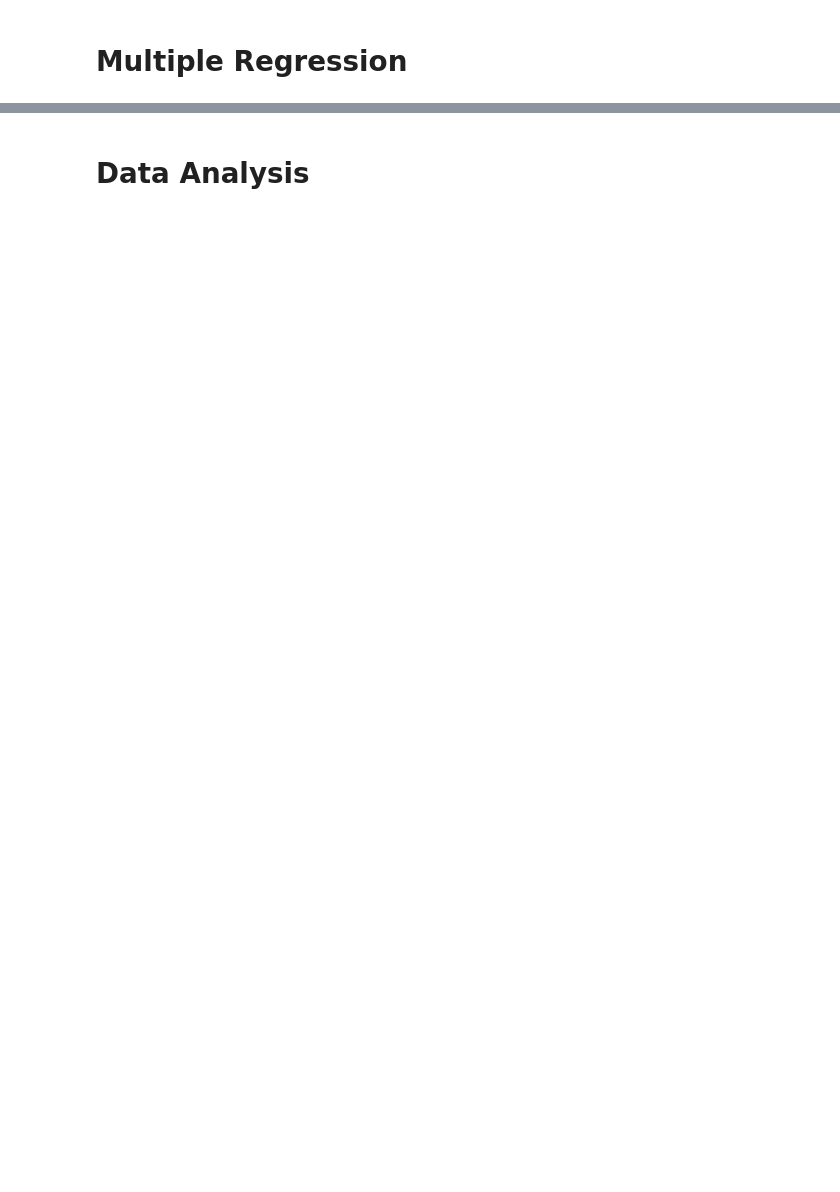
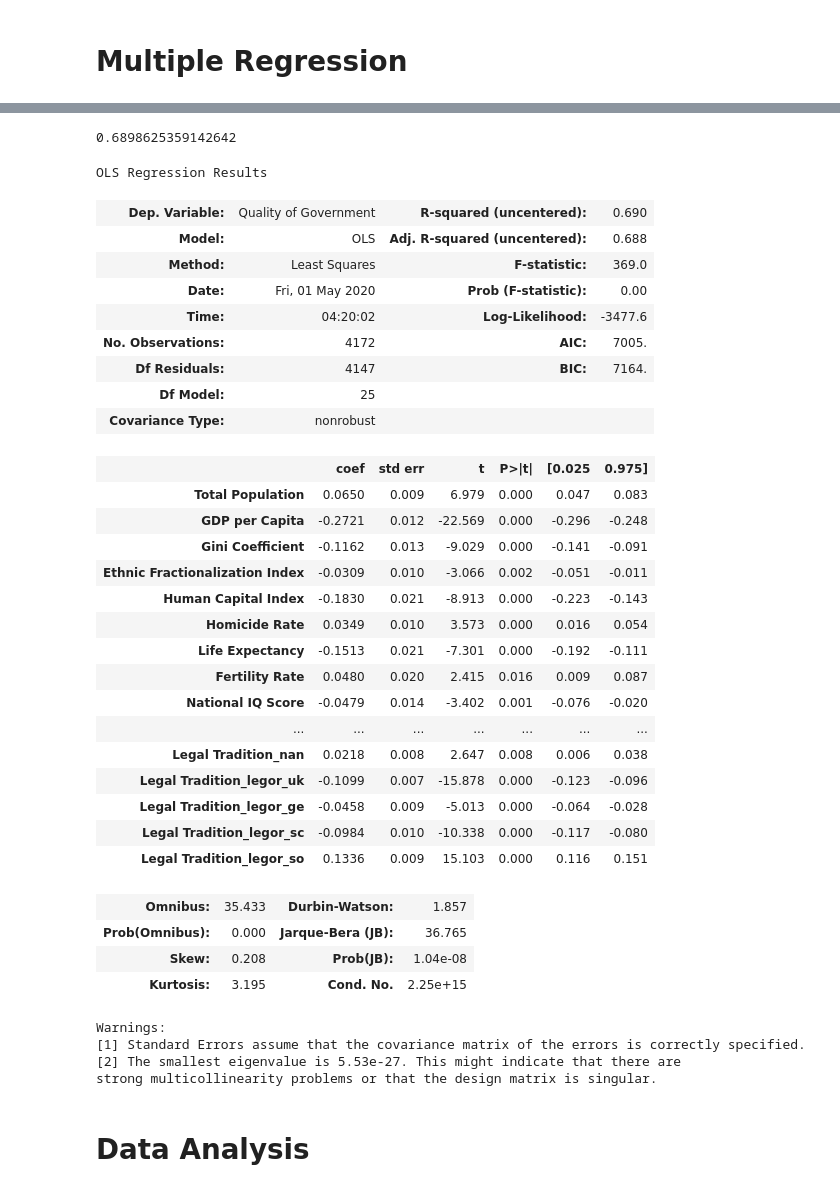
Before and after one commit to ilyanovak/Quality_Of_Government, a Jupyter notebook: quality_of_government.ipynb, the cells around one changed output, grey strips where cells are left out. Drawn from its saved outputs; the diff is of its cells as text; code cells hidden in the pictures; blank space fills up the shorter version.

```diff
--- a/quality_of_government.ipynb
+++ b/quality_of_government.ipynb
@@ -599,7 +605,8 @@ Description:
 HDI = pd.read_csv(DATA_PATH+'HDI.csv',
                   skiprows=0,
                   header=1,
-                  na_filter=True)
+                  na_filter=True,
+                  na_values=['..', ' '])
 
 HDI = HDI.rename(columns={'Country':'Country Name'})
 HDI = HDI.drop(columns='HDI Rank (2018)')
@@ -933,0 +946,76 @@ df_final[features]
+# %%
+# Drop unnecessary values
+df_final_reg = df_final.drop(columns=['Country Name', 'Year'])
+
+# One hot encoding
+encoder = ce.one_hot.OneHotEncoder(use_cat_names=True)
+df_final_reg_encoded = encoder.fit_transform(df_final_reg)
+
+# Imputer values
+imputer = impute.SimpleImputer(strategy='mean')
+df_final_reg_imputed = imputer.fit_transform(df_final_reg_encoded)
+
+# Log-transformation
+# df_final_reg_imputed = np.log(df_final_reg_imputed)
+
+# Standardization
+scaler = StandardScaler()
+df_final_reg_scaled = pd.DataFrame(scaler.fit_transform(df_final_reg_imputed),
+                                   columns=df_final_reg_encoded.columns)
+
+# Set target and features variables
+target = 'Quality of Government'
+features = df_final_reg_scaled.drop(columns=target).columns
+
+# Perform regression
+reg_model = LinearRegression()
+reg_model.fit(df_final_reg_scaled[features], df_final_reg_scaled[target])
+y_pred = reg_model.predict(df_final_reg_scaled[features])
+metrics.r2_score(df_final_reg_scaled[target], y_pred)
+# %% [output]
+0.6898625359142642
+# %%
+X = df_final_reg_scaled[features]
+y = df_final_reg_scaled[target]
+
+# Note the difference in argument order
+stats_model = sm.OLS(y, X).fit()
+predictions = stats_model.predict(X) # make the predictions by the model
+
+# Print out the statistics
+stats_model.summary()
+# %% [output]
+OLS Regression Results
+| Dep. Variable: | Quality of Government | R-squared (uncentered): | 0.690 |
+| Model: | OLS | Adj. R-squared (uncentered): | 0.688 |
+| Method: | Least Squares | F-statistic: | 369.0 |
+| Date: | Fri, 01 May 2020 | Prob (F-statistic): | 0.00 |
+| Time: | 04:20:02 | Log-Likelihood: | -3477.6 |
+| No. Observations: | 4172 | AIC: | 7005. |
+| Df Residuals: | 4147 | BIC: | 7164. |
+| Df Model: | 25 |  |  |
+| Covariance Type: | nonrobust |  |  |
+|  | coef | std err | t | P>|t| | [0.025 | 0.975] |
+| Total Population | 0.0650 | 0.009 | 6.979 | 0.000 | 0.047 | 0.083 |
+| GDP per Capita | -0.2721 | 0.012 | -22.569 | 0.000 | -0.296 | -0.248 |
+| Gini Coefficient | -0.1162 | 0.013 | -9.029 | 0.000 | -0.141 | -0.091 |
+| Ethnic Fractionalization Index | -0.0309 | 0.010 | -3.066 | 0.002 | -0.051 | -0.011 |
+| Human Capital Index | -0.1830 | 0.021 | -8.913 | 0.000 | -0.223 | -0.143 |
+| Homicide Rate | 0.0349 | 0.010 | 3.573 | 0.000 | 0.016 | 0.054 |
+| Life Expectancy | -0.1513 | 0.021 | -7.301 | 0.000 | -0.192 | -0.111 |
+| Fertility Rate | 0.0480 | 0.020 | 2.415 | 0.016 | 0.009 | 0.087 |
+| National IQ Score | -0.0479 | 0.014 | -3.402 | 0.001 | -0.076 | -0.020 |
+| ... | ... | ... | ... | ... | ... | ... |
+| Legal Tradition_nan | 0.0218 | 0.008 | 2.647 | 0.008 | 0.006 | 0.038 |
+| Legal Tradition_legor_uk | -0.1099 | 0.007 | -15.878 | 0.000 | -0.123 | -0.096 |
+| Legal Tradition_legor_ge | -0.0458 | 0.009 | -5.013 | 0.000 | -0.064 | -0.028 |
+| Legal Tradition_legor_sc | -0.0984 | 0.010 | -10.338 | 0.000 | -0.117 | -0.080 |
+| Legal Tradition_legor_so | 0.1336 | 0.009 | 15.103 | 0.000 | 0.116 | 0.151 |
+| Omnibus: | 35.433 | Durbin-Watson: | 1.857 |
+| Prob(Omnibus): | 0.000 | Jarque-Bera (JB): | 36.765 |
+| Skew: | 0.208 | Prob(JB): | 1.04e-08 |
+| Kurtosis: | 3.195 | Cond. No. | 2.25e+15 |
+Warnings:
+[1] Standard Errors assume that the covariance matrix of the errors is correctly specified.
+[2] The smallest eigenvalue is 5.53e-27. This might indicate that there are
+strong multicollinearity problems or that the design matrix is singular.
```
Also changed, not shown: parts of 13 cells of this notebook.
